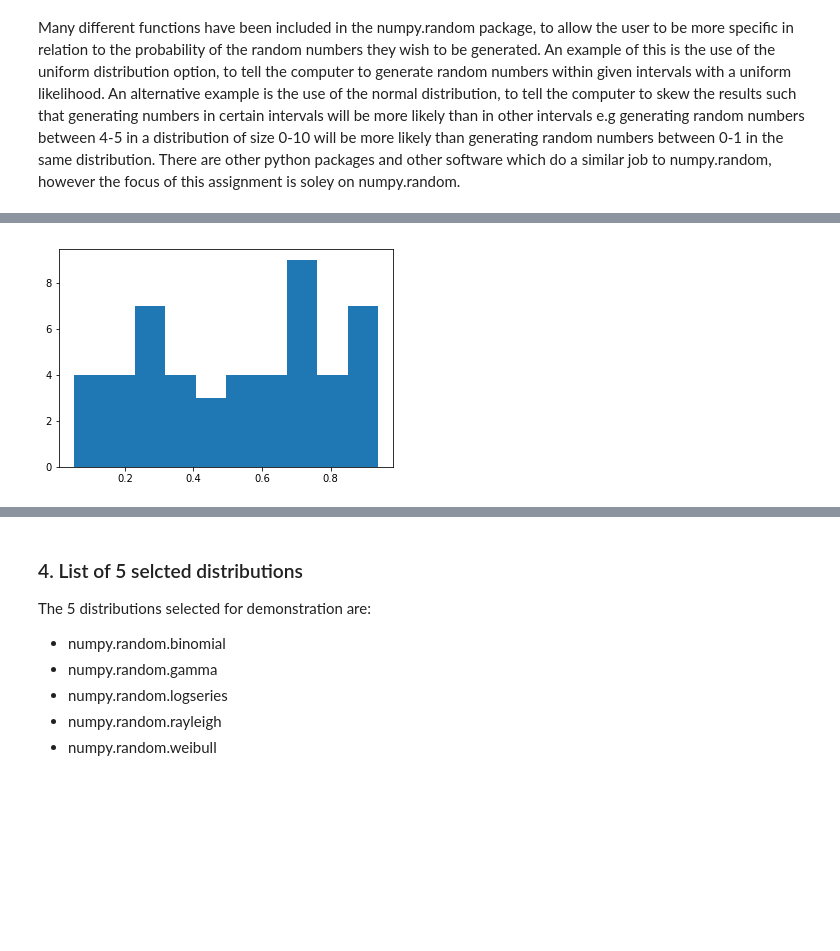
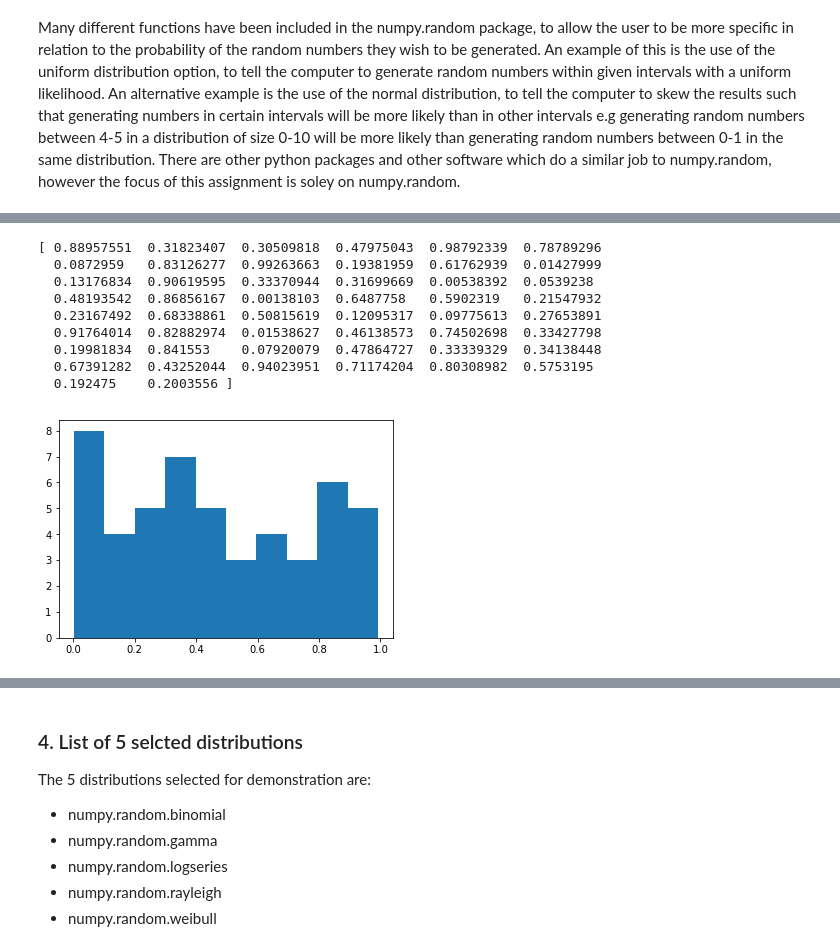
Before and after one commit to G00364756/52465---Programming-for-Data-Analysis---Assignments, a Jupyter notebook: Numpy Investigation.ipynb, the cells around one changed output, grey strips where cells are left out. Drawn from its saved outputs; the diff is of its cells as text; code cells hidden in the pictures; blank space fills up the shorter version.

```diff
--- a/Numpy Investigation.ipynb
+++ b/Numpy Investigation.ipynb
@@ -40,16 +59,26 @@ Below is an investigation of both the "Simple random data" functions and the "Pe
 # %%
 # Import "numpy" and "matplotlib" packages
-import numpy.random as np
+import numpy.random as npr
 import matplotlib.pyplot as plt
 
 # "rand" function outputs random values using the uniform distribution as the probability distribution, which affects the chances of a value being selected.
-x = np.rand(50)
+x = npr.rand(50)
 
 # magic cell to pre-empt bugs in using matplotlib in jupyter notebook
 %matplotlib inline
 
 # Plots a historgram of the output
+print(x)
 plt.hist(x)
 plt.show()
 # %% [output]
+[ 0.88957551  0.31823407  0.30509818  0.47975043  0.98792339  0.78789296
+  0.0872959   0.83126277  0.99263663  0.19381959  0.61762939  0.01427999
+  0.13176834  0.90619595  0.33370944  0.31699669  0.00538392  0.0539238
+  0.48193542  0.86856167  0.00138103  0.6487758   0.5902319   0.21547932
+  0.23167492  0.68338861  0.50815619  0.12095317  0.09775613  0.27653891
+  0.91764014  0.82882974  0.01538627  0.46138573  0.74502698  0.33427798
+  0.19981834  0.841553    0.07920079  0.47864727  0.33339329  0.34138448
+  0.67391282  0.43252044  0.94023951  0.71174204  0.80308982  0.5753195
+  0.192475    0.2003556 ]
-[figure, old version]
+[figure, new version]
```
Also changed, not shown: parts of 30 cells of this notebook, 4 other files.
